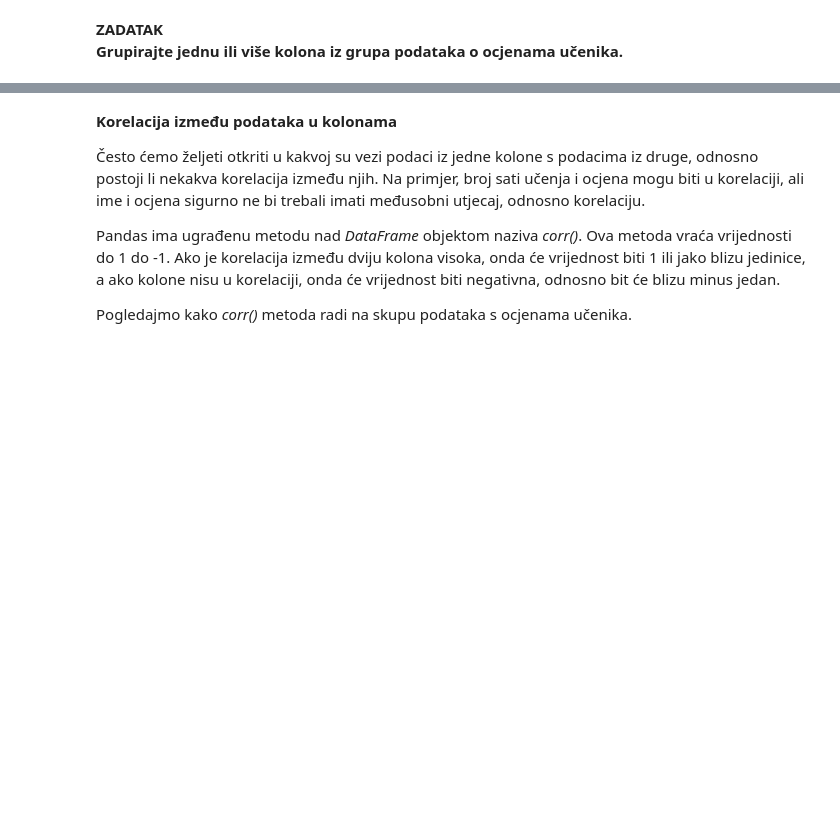
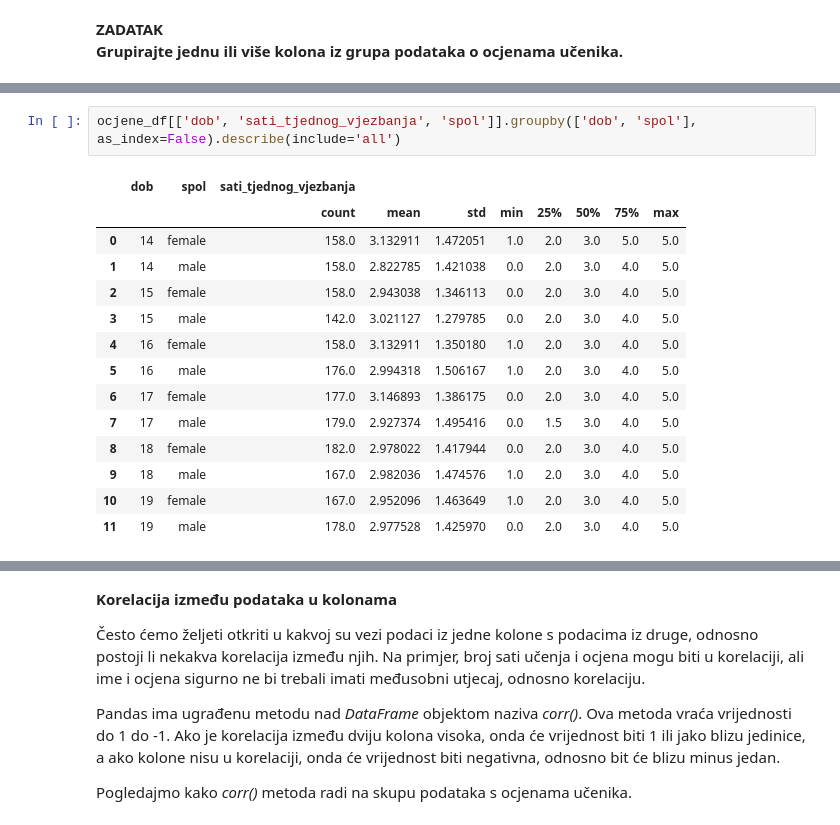
Before and after one commit to py-dev-algebra/py-jupyter-nb, a Jupyter notebook: 02 - Pandas/Pandas - Python modul za analizu podataka - Manipulacija podacima.ipynb, the cells around one changed output, grey strips where cells are left out. Cells and saved outputs as stored; diff of their text form; blank space fills up the shorter version.

```diff
--- a/02 - Pandas/Pandas - Python modul za analizu podataka - Manipulacija podacima.ipynb
+++ b/02 - Pandas/Pandas - Python modul za analizu podataka - Manipulacija podacima.ipynb
@@ -1556,0 +1600,17 @@ abnb_ny_listings_df[['room_type', 'last_review_year', 'price', 'minimal_revenue'
+# %%
+ocjene_df[['dob', 'sati_tjednog_vjezbanja', 'spol']].groupby(['dob', 'spol'], as_index=False).describe(include='all')
+# %% [output]
+|  | dob | spol | sati_tjednog_vjezbanja |  |  |  |  |  |  |  |
+|  |  |  | count | mean | std | min | 25% | 50% | 75% | max |
+| 0 | 14 | female | 158.0 | 3.132911 | 1.472051 | 1.0 | 2.0 | 3.0 | 5.0 | 5.0 |
+| 1 | 14 | male | 158.0 | 2.822785 | 1.421038 | 0.0 | 2.0 | 3.0 | 4.0 | 5.0 |
+| 2 | 15 | female | 158.0 | 2.943038 | 1.346113 | 0.0 | 2.0 | 3.0 | 4.0 | 5.0 |
+| 3 | 15 | male | 142.0 | 3.021127 | 1.279785 | 0.0 | 2.0 | 3.0 | 4.0 | 5.0 |
+| 4 | 16 | female | 158.0 | 3.132911 | 1.350180 | 1.0 | 2.0 | 3.0 | 4.0 | 5.0 |
+| 5 | 16 | male | 176.0 | 2.994318 | 1.506167 | 1.0 | 2.0 | 3.0 | 4.0 | 5.0 |
+| 6 | 17 | female | 177.0 | 3.146893 | 1.386175 | 0.0 | 2.0 | 3.0 | 4.0 | 5.0 |
+| 7 | 17 | male | 179.0 | 2.927374 | 1.495416 | 0.0 | 1.5 | 3.0 | 4.0 | 5.0 |
+| 8 | 18 | female | 182.0 | 2.978022 | 1.417944 | 0.0 | 2.0 | 3.0 | 4.0 | 5.0 |
+| 9 | 18 | male | 167.0 | 2.982036 | 1.474576 | 1.0 | 2.0 | 3.0 | 4.0 | 5.0 |
+| 10 | 19 | female | 167.0 | 2.952096 | 1.463649 | 1.0 | 2.0 | 3.0 | 4.0 | 5.0 |
+| 11 | 19 | male | 178.0 | 2.977528 | 1.425970 | 0.0 | 2.0 | 3.0 | 4.0 | 5.0 |
```
Also changed, not shown: parts of 27 cells of this notebook.
